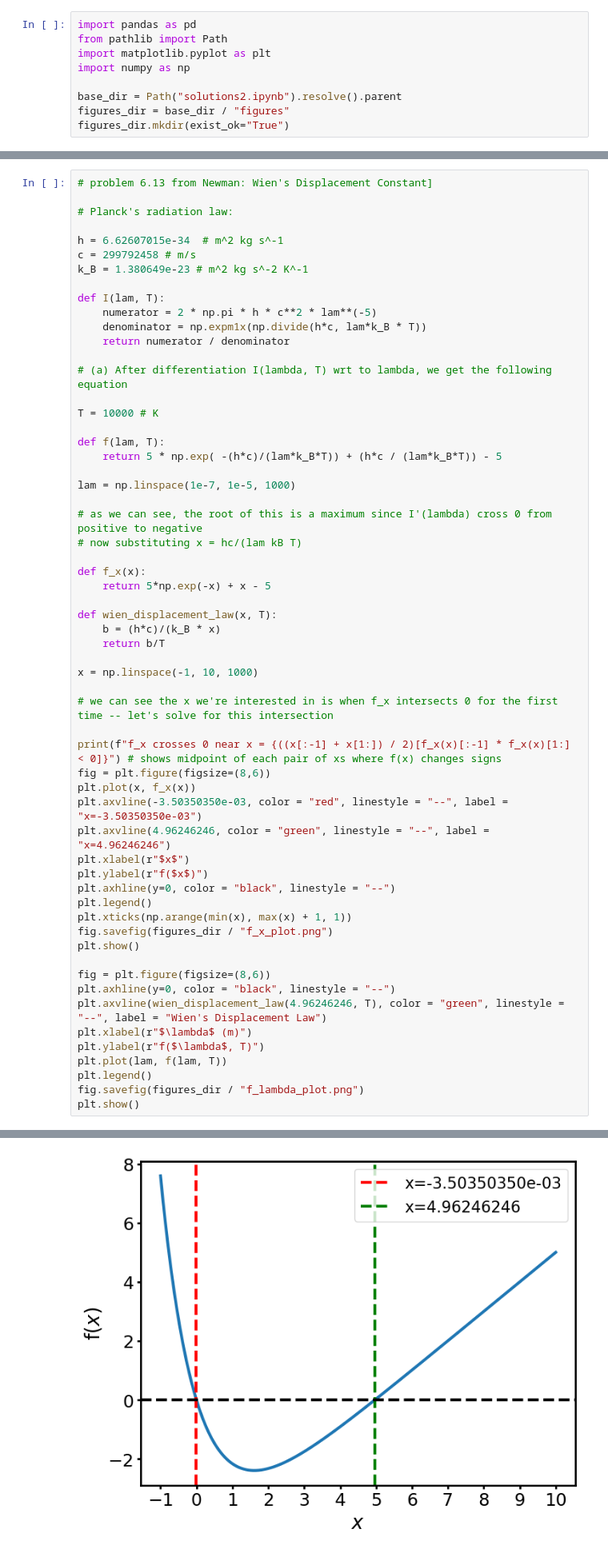
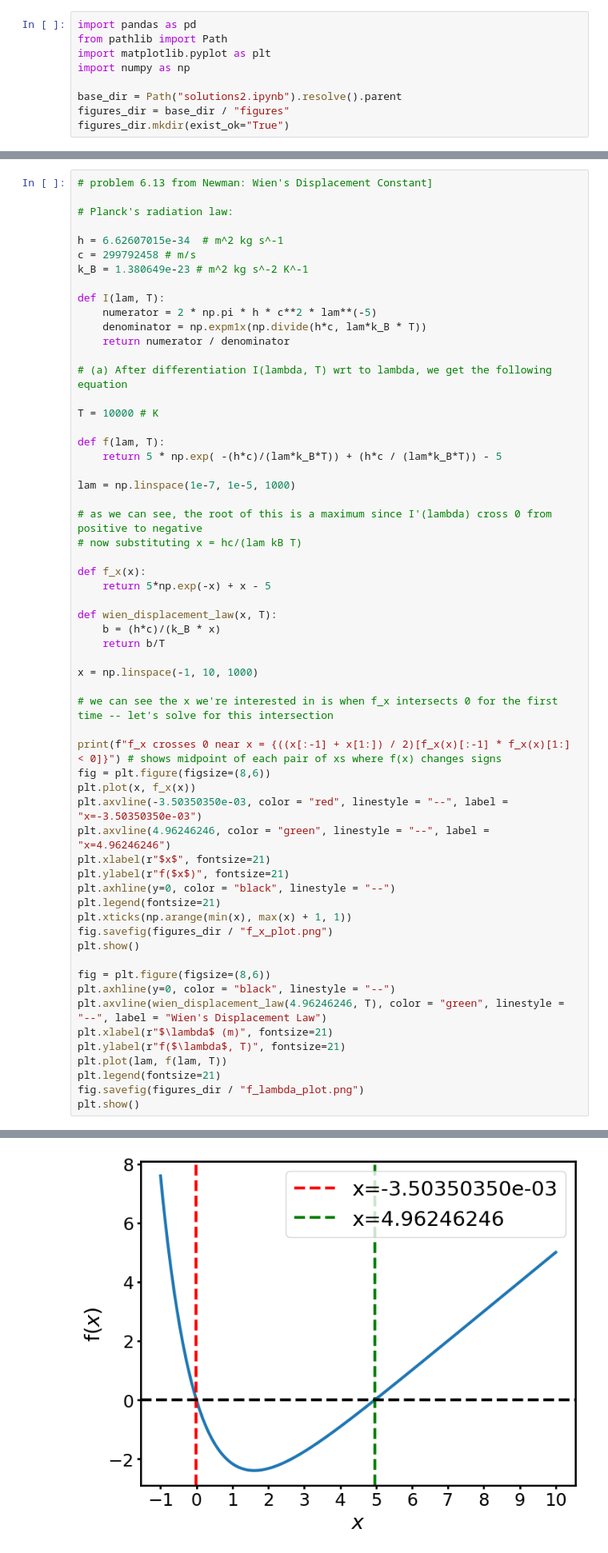
Before and after one commit to jpalmagomez/computational_physics_homework, a Jupyter notebook: Homework 2/solutions2.ipynb, the cells around one changed output, grey strips where cells are left out. Shown at 80% size. Cells and saved outputs as stored; diff of their text form.

```diff
--- a/Homework 2/solutions2.ipynb
+++ b/Homework 2/solutions2.ipynb
@@ -250,37 +256,37 @@ lam = np.linspace(1e-7, 1e-5, 1000)
 
 def f_x(x):
     return 5*np.exp(-x) + x - 5
 
 def wien_displacement_law(x, T):
     b = (h*c)/(k_B * x)
     return b/T
 
 x = np.linspace(-1, 10, 1000)
 
 # we can see the x we're interested in is when f_x intersects 0 for the first time -- let's solve for this intersection
 
 print(f"f_x crosses 0 near x = {((x[:-1] + x[1:]) / 2)[f_x(x)[:-1] * f_x(x)[1:] < 0]}") # shows midpoint of each pair of xs where f(x) changes signs
 fig = plt.figure(figsize=(8,6))
 plt.plot(x, f_x(x))
 plt.axvline(-3.50350350e-03, color = "red", linestyle = "--", label = "x=-3.50350350e-03")
 plt.axvline(4.96246246, color = "green", linestyle = "--", label = "x=4.96246246")
-plt.xlabel(r"$x$")
-plt.ylabel(r"f($x$)")
+plt.xlabel(r"$x$", fontsize=21)
+plt.ylabel(r"f($x$)", fontsize=21)
 plt.axhline(y=0, color = "black", linestyle = "--")
-plt.legend()
+plt.legend(fontsize=21)
 plt.xticks(np.arange(min(x), max(x) + 1, 1))
 fig.savefig(figures_dir / "f_x_plot.png")
 plt.show()
 
 fig = plt.figure(figsize=(8,6))
 plt.axhline(y=0, color = "black", linestyle = "--")
 plt.axvline(wien_displacement_law(4.96246246, T), color = "green", linestyle = "--", label = "Wien's Displacement Law")
-plt.xlabel(r"$\lambda$ (m)")
-plt.ylabel(r"f($\lambda$, T)")
+plt.xlabel(r"$\lambda$ (m)", fontsize=21)
+plt.ylabel(r"f($\lambda$, T)", fontsize=21)
 plt.plot(lam, f(lam, T))
-plt.legend()
+plt.legend(fontsize=21)
 fig.savefig(figures_dir / "f_lambda_plot.png")
 plt.show()
 # %% [output]
 f_x crosses 0 near x = [-3.50350350e-03  4.96246246e+00]
-[figure, old version]
+[figure, new version]
```
Also changed, not shown: parts of 5 cells of this notebook, 11 other files.
